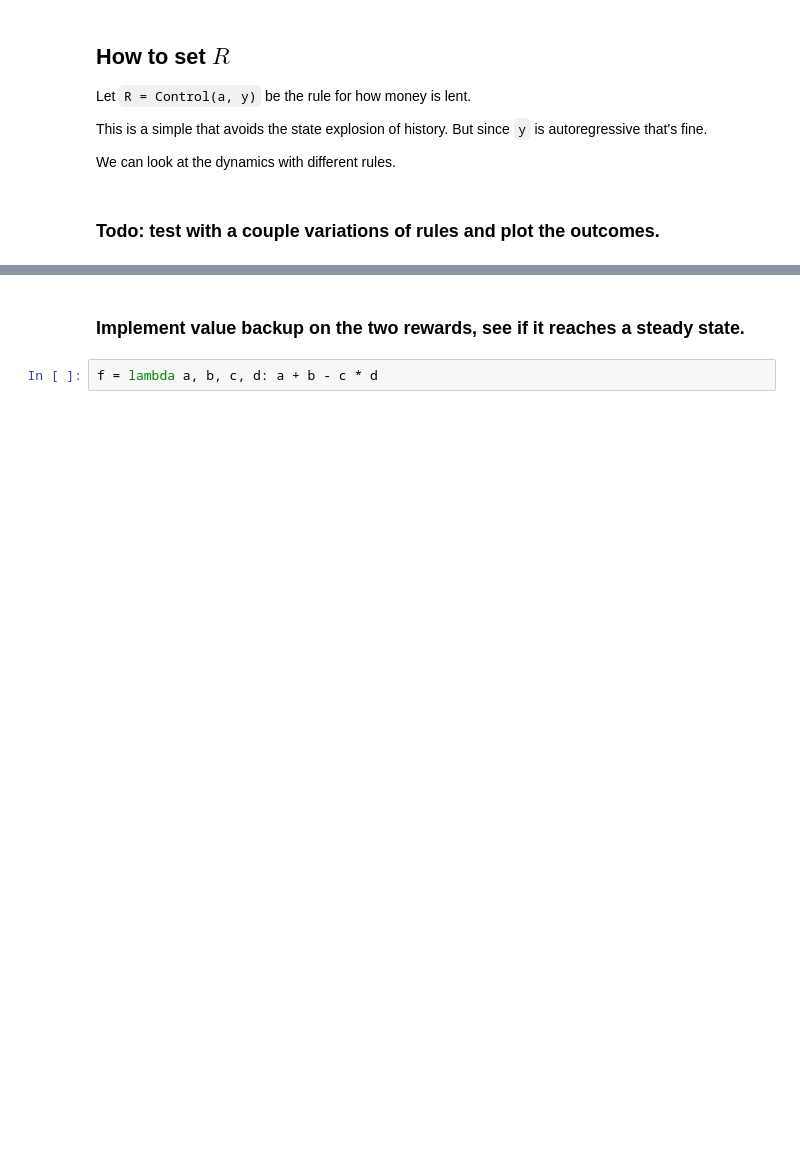
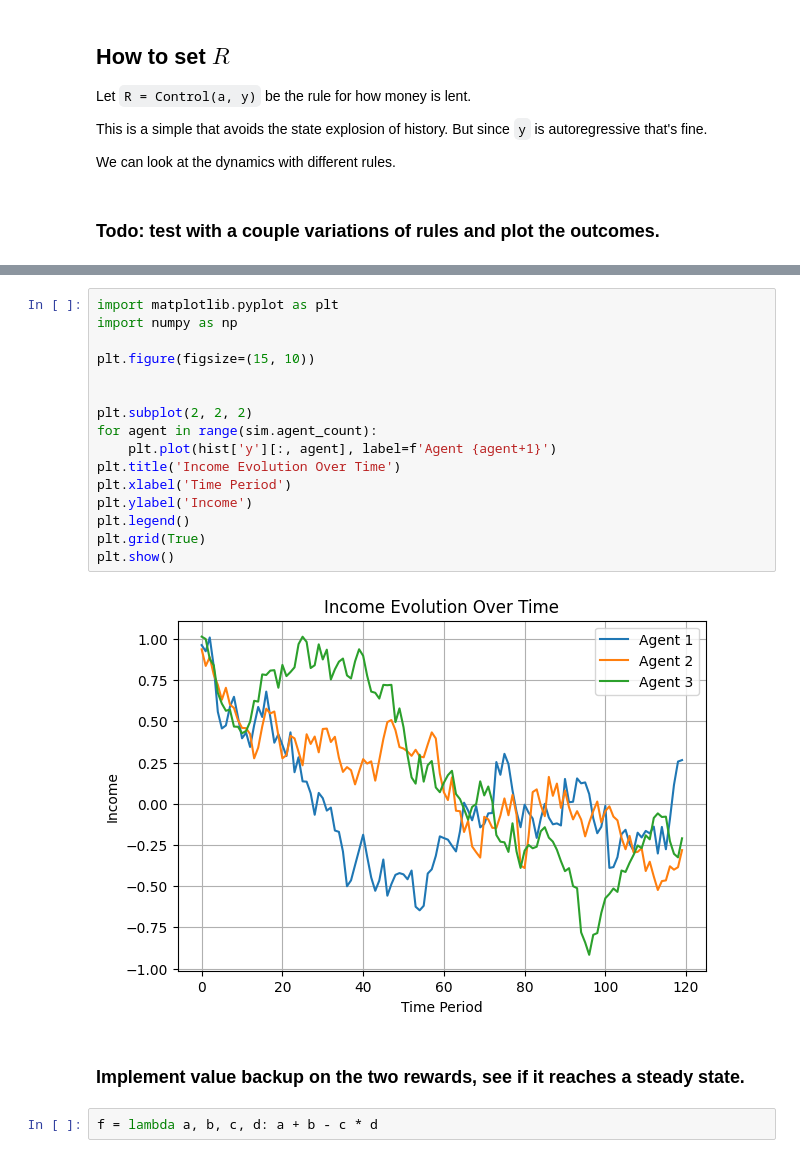
Before and after one commit to sbenthall/abm-bls-credit-study, a Jupyter notebook: old-materials/DASS Credit Model in Blocks.ipynb, the cells around one changed output, grey strips where cells are left out. Saved outputs shown, nothing was run; the diff lists cells and outputs as text; blank space fills up the shorter version.

```diff
--- a/old-materials/DASS Credit Model in Blocks.ipynb
+++ b/old-materials/DASS Credit Model in Blocks.ipynb
@@ -84,3 +166,21 @@ hist = sim.simulate()
+# %%
+import matplotlib.pyplot as plt
+import numpy as np
+
+plt.figure(figsize=(15, 10))
+
+
+plt.subplot(2, 2, 2)
+for agent in range(sim.agent_count):
+    plt.plot(hist['y'][:, agent], label=f'Agent {agent+1}')
+plt.title('Income Evolution Over Time')
+plt.xlabel('Time Period')
+plt.ylabel('Income')
+plt.legend()
+plt.grid(True)
+plt.show()
+# %% [output]
+[figure, added]
 # %% [markdown]
 ### Implement value backup on the two rewards, see if it reaches a steady state.
 # %%
```
Also changed, not shown: parts of 5 cells of this notebook, 5 other files.
